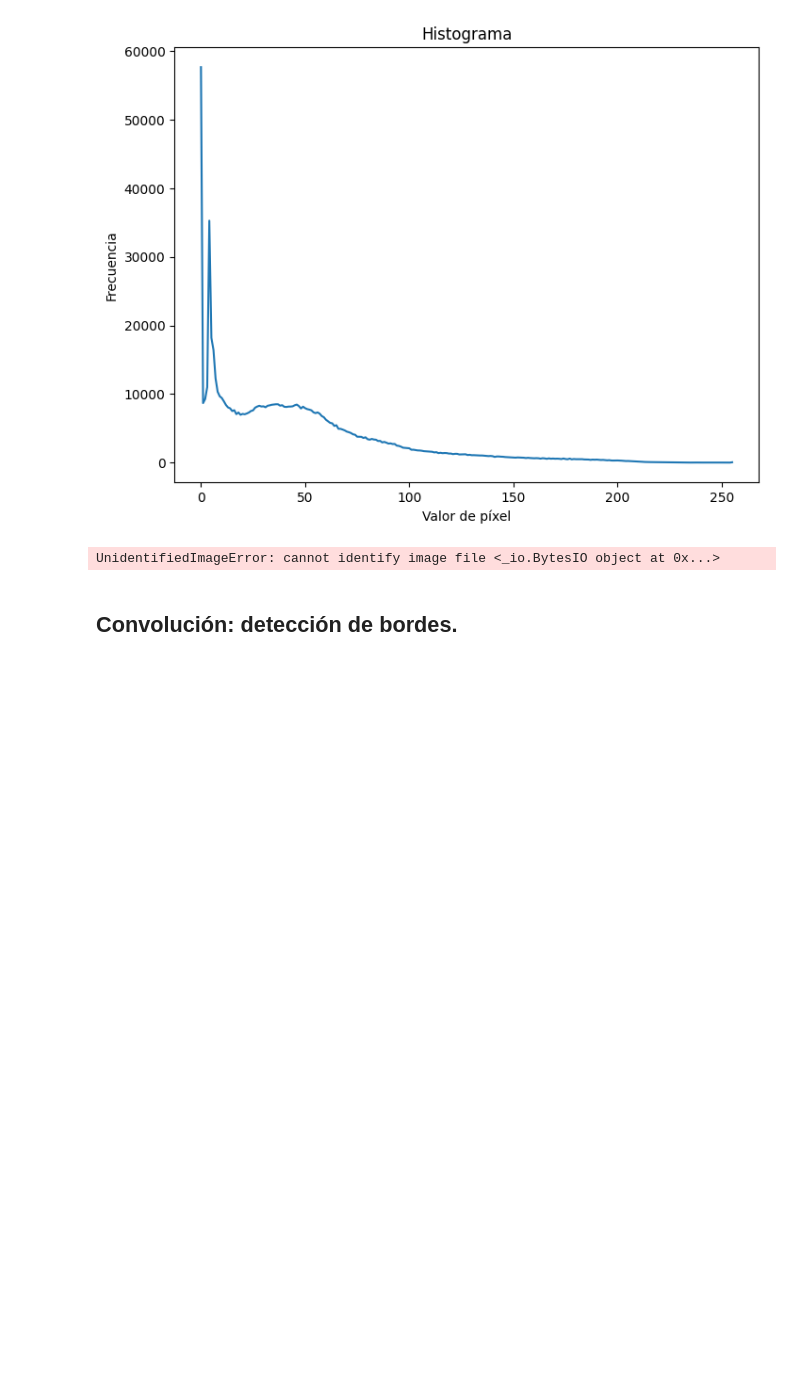
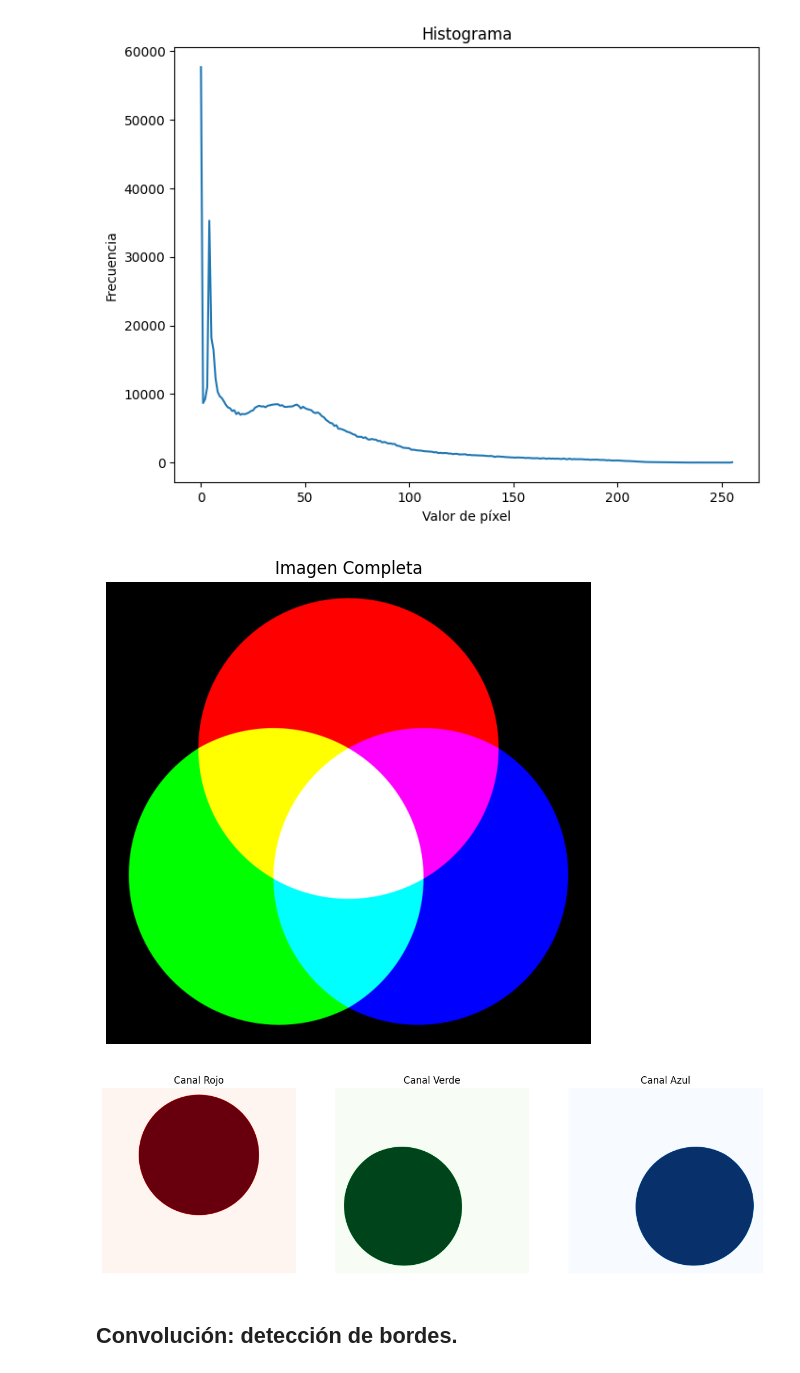
Before and after one commit to FranPuentes/iTI2025, a Jupyter notebook: 04 Operaciones básicas con imágenes.ipynb, the cells around one changed output. Cells and saved outputs as stored; diff of their text form; code cells hidden in the pictures; blank space fills up the shorter version.

```diff
--- a/04 Operaciones básicas con imágenes.ipynb
+++ b/04 Operaciones básicas con imágenes.ipynb
@@ -86,38 +86,47 @@ plt.show()
 # %% [output]
 [figure]
 # %%
-# prompt: Dada una imagen obtenida de una url, leerla, separar los canales RGB y mostrarlos en una fila. A cada imagen, dale el tono que le corresponde.
+# prompt: Dada una imagen obtenida de una url, leerla y mostrarla, separar los canales RGB y mostrarlos en una fila. A cada imagen, dale el tono que le corresponde.
 
 import matplotlib.pyplot as plt
-# URL de la imagen
-url = "https://upload.wikimedia.org/wikipedia/commons/thumb/e/e0/Synthese%2B.svg/640px-Synthese%2B.svg.png"
+# URL de la imagen (Autor: Leroy_Skalstad (pixabay). )
+url = "https://raw.githubusercontent.com/FranPuentes/iTI2025/main/data/rgb.png"
 
 # Obtener la imagen desde la URL
 response = requests.get(url)
 img = Image.open(BytesIO(response.content))
+img = img.convert('RGB')
+
+# Mostrar la imagen completa con un tamaño limitado
+plt.figure(figsize=(8, 6))
+plt.imshow(img)
+plt.title("Imagen Completa")
+plt.axis('off')
+plt.show()
 
 # Separar los canales RGB
 r, g, b = img.split()
 
 # Crear una figura con tres subplots
 fig, axes = plt.subplots(1, 3, figsize=(15, 5))
 
-# Mostrar cada canal con su tono correspondiente
+# Mostrar cada canal con su respectivo tono
 axes[0].imshow(r, cmap='Reds')
 axes[0].set_title("Canal Rojo")
 axes[0].axis('off')
 
 axes[1].imshow(g, cmap='Greens')
 axes[1].set_title("Canal Verde")
 axes[1].axis('off')
 
 axes[2].imshow(b, cmap='Blues')
 axes[2].set_title("Canal Azul")
 axes[2].axis('off')
 
 plt.show()
 # %% [output]
-UnidentifiedImageError: cannot identify image file <_io.BytesIO object at 0x...>
+[figure, added]
+[figure, added]
 # %% [markdown]
 ## Convolución: detección de bordes.
 # %%
```
Also changed, not shown: 1 other file.
